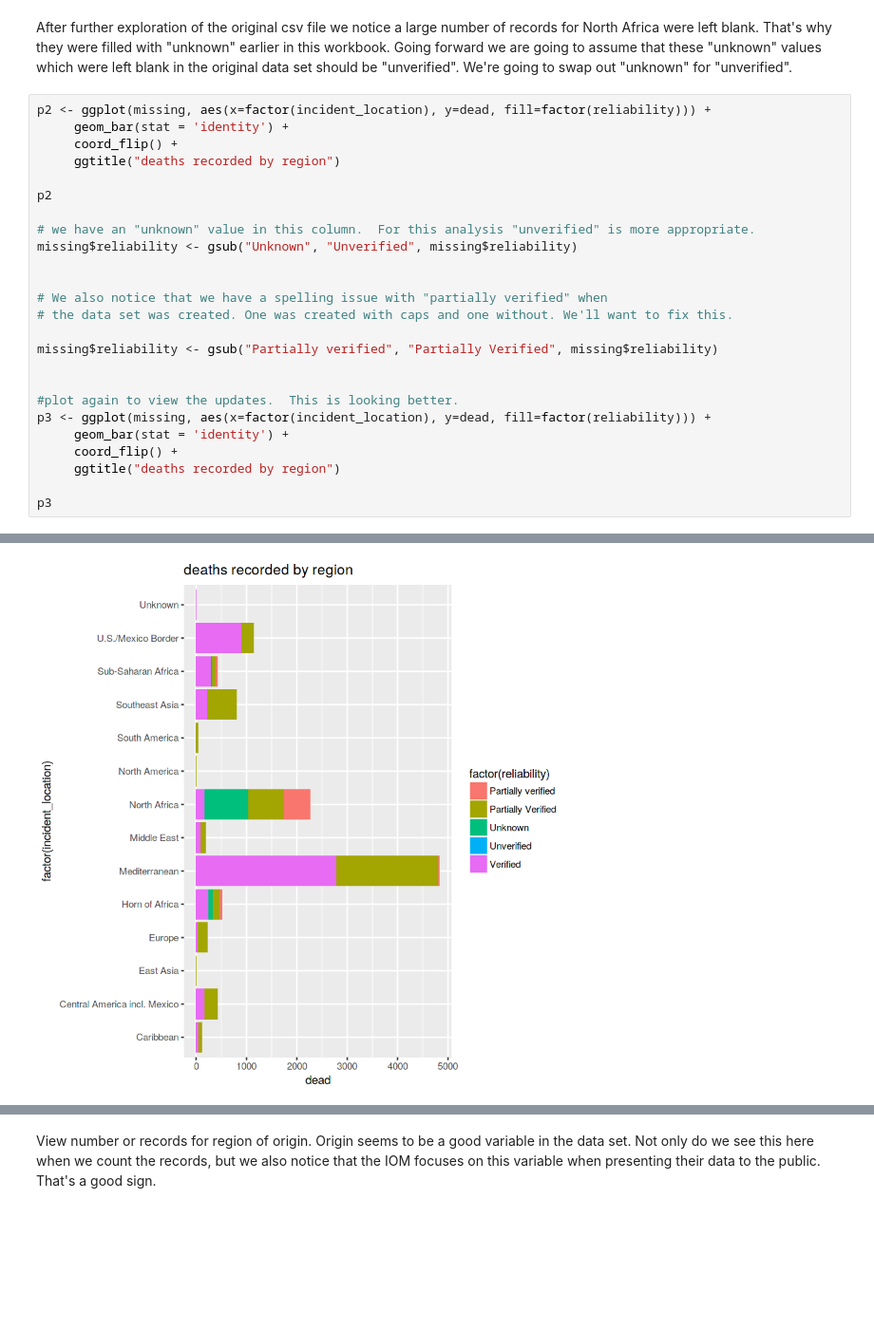
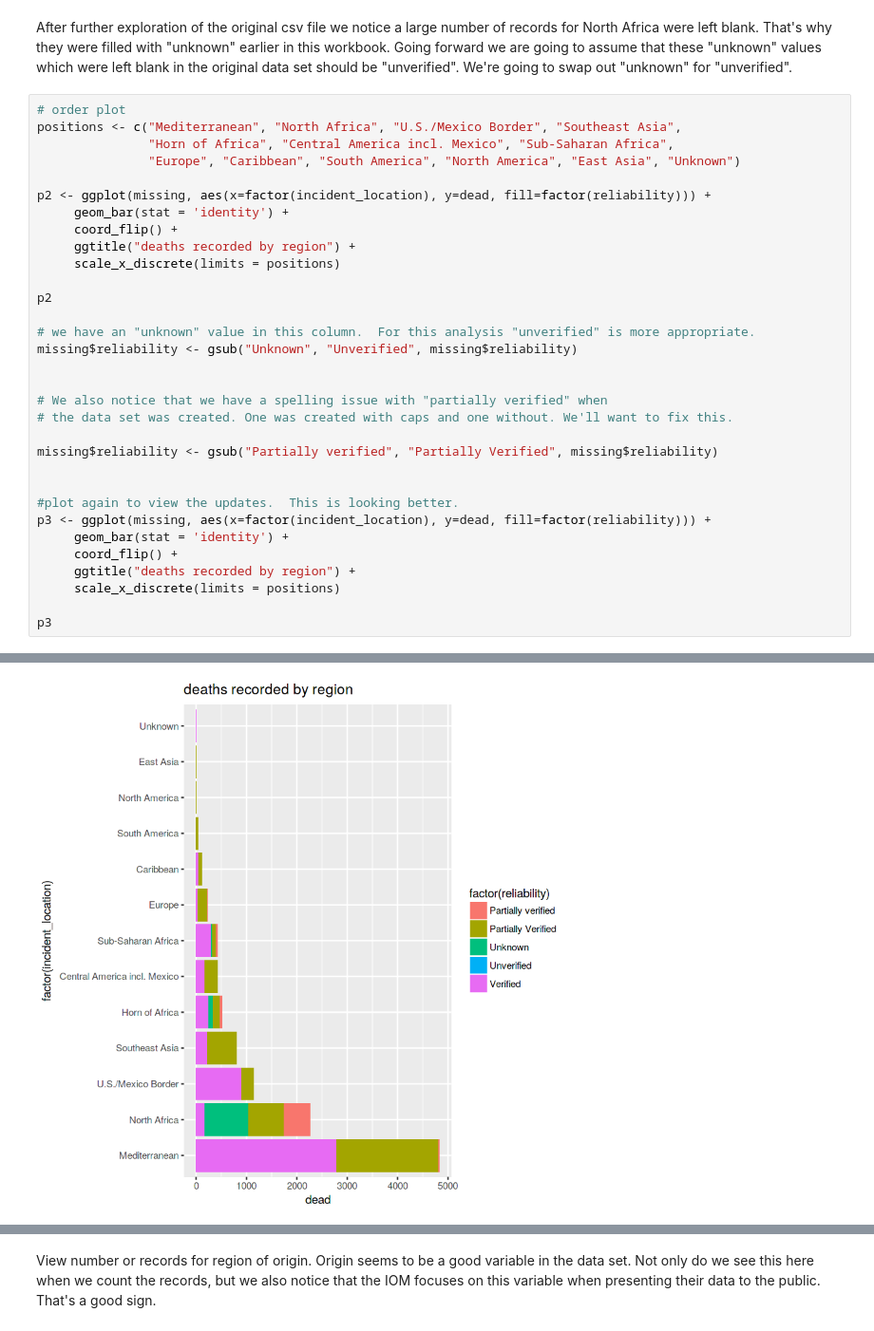
Before and after one commit to jam1245/Missing-Migrant-Analysis-, a Jupyter notebook: deadly_syrian_migrant_routes.ipynb, the cells around one changed output, grey strips where cells are left out. Shown at 95% size. Cells and saved outputs as stored; diff of their text form; blank space fills up the shorter version.

```diff
--- a/deadly_syrian_migrant_routes.ipynb
+++ b/deadly_syrian_migrant_routes.ipynb
@@ -299,10 +303,16 @@ p1
 # %% [markdown]
 After further exploration of the original csv file we notice  a large number of records for North Africa were left blank.  That's why they were filled with "unknown" earlier in this workbook.  Going forward we are going to assume that these "unknown" values which were left blank in the original data set should be "unverified".  We're going to swap out "unknown" for "unverified".
 # %%
+# order plot
+positions <- c("Mediterranean", "North Africa", "U.S./Mexico Border", "Southeast Asia",
+               "Horn of Africa", "Central America incl. Mexico", "Sub-Saharan Africa",
+               "Europe", "Caribbean", "South America", "North America", "East Asia", "Unknown")
+
 p2 <- ggplot(missing, aes(x=factor(incident_location), y=dead, fill=factor(reliability))) +
      geom_bar(stat = 'identity') +
      coord_flip() +
-     ggtitle("deaths recorded by region")
+     ggtitle("deaths recorded by region") +
+     scale_x_discrete(limits = positions)
 
 p2
 
@@ -320,7 +330,8 @@ missing$reliability <- gsub("Partially verified", "Partially Verified", missing$
 p3 <- ggplot(missing, aes(x=factor(incident_location), y=dead, fill=factor(reliability))) +
      geom_bar(stat = 'identity') +
      coord_flip() +
-     ggtitle("deaths recorded by region")
+     ggtitle("deaths recorded by region") +
+     scale_x_discrete(limits = positions)
 
 p3
 # %% [output]
@@ -327 +341 @@ p3
-[figure, old version]
+[figure, new version]
```
Also changed, not shown: parts of 19 cells of this notebook.
